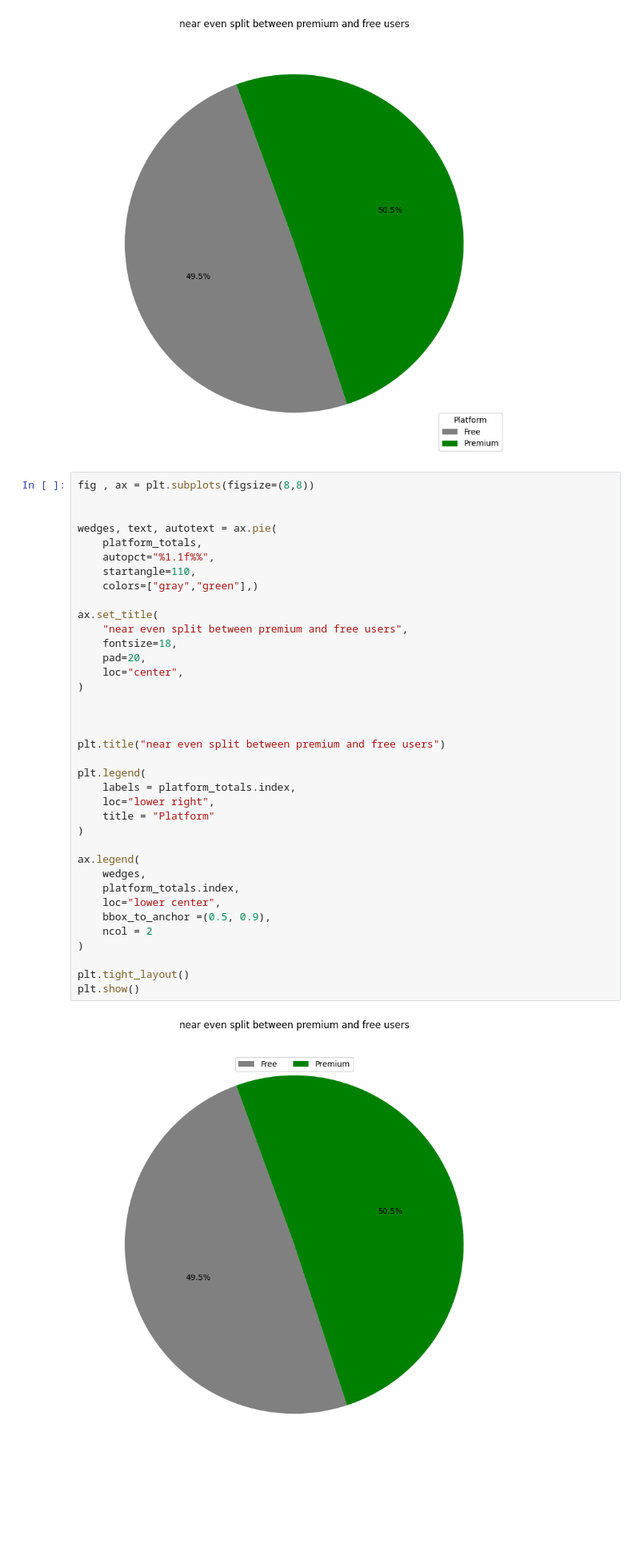
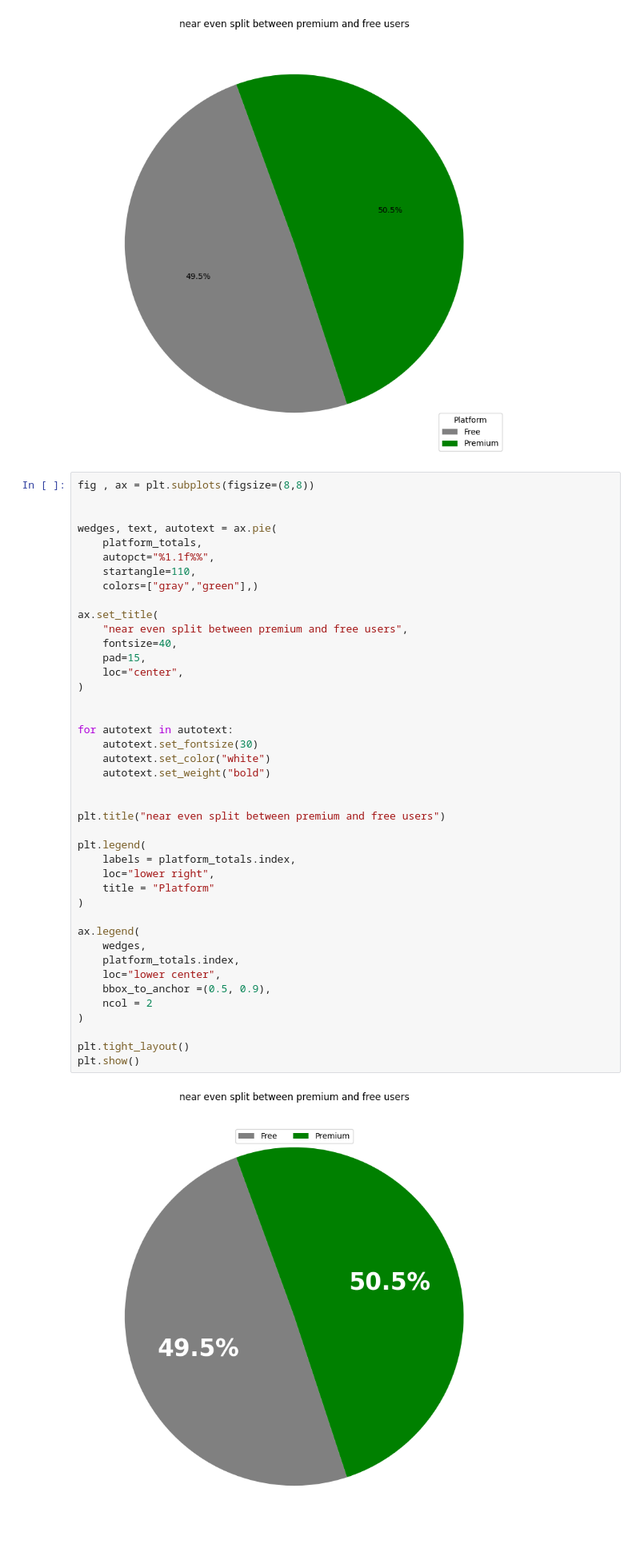
Before and after one commit to LJ-Johnson/learning_plots, a Jupyter notebook: notebook/visualization_practice.ipynb, the cells around one changed output. Shown at 80% size. Drawn from its saved outputs; the diff is of its cells as text; blank space fills up the shorter version.

```diff
--- a/notebook/visualization_practice.ipynb
+++ b/notebook/visualization_practice.ipynb
@@ -315,33 +315,38 @@ wedges, text, autotext = ax.pie(
     autopct="%1.1f%%",
     startangle=110,
     colors=["gray","green"],)
 
 ax.set_title(
     "near even split between premium and free users",
-    fontsize=18,
-    pad=20,
+    fontsize=40,
+    pad=15,
     loc="center",
 )
 
+
+for autotext in autotext:
+    autotext.set_fontsize(30)
+    autotext.set_color("white")
+    autotext.set_weight("bold")
 
 
 plt.title("near even split between premium and free users")
 
 plt.legend(
     labels = platform_totals.index,
     loc="lower right",
     title = "Platform"
 )
 
 ax.legend(
     wedges,
     platform_totals.index,
     loc="lower center",
     bbox_to_anchor =(0.5, 0.9),
     ncol = 2
 )
 
 plt.tight_layout()
 plt.show()
 # %% [output]
-[figure, old version]
+[figure, new version]
```
Also changed, not shown: parts of 1 cell of this notebook.
